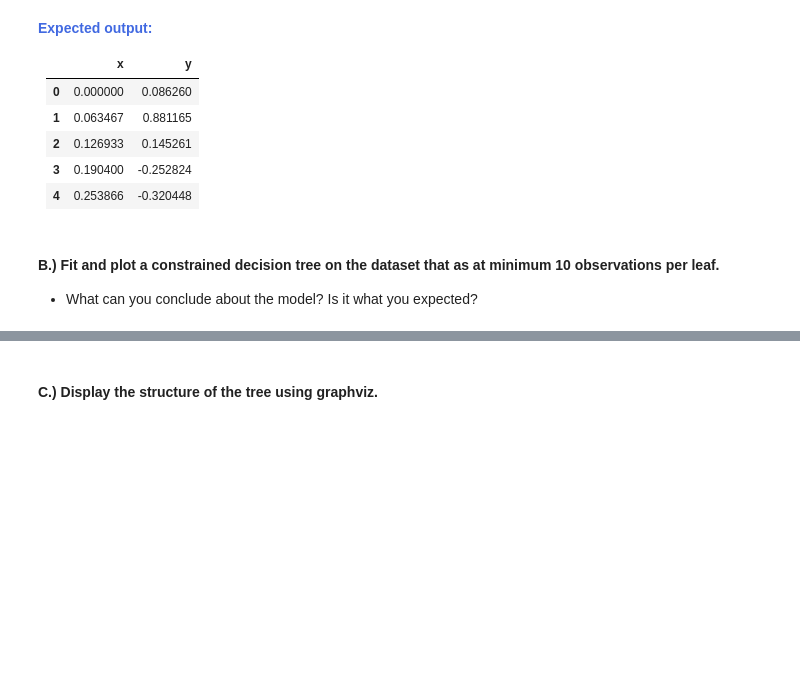
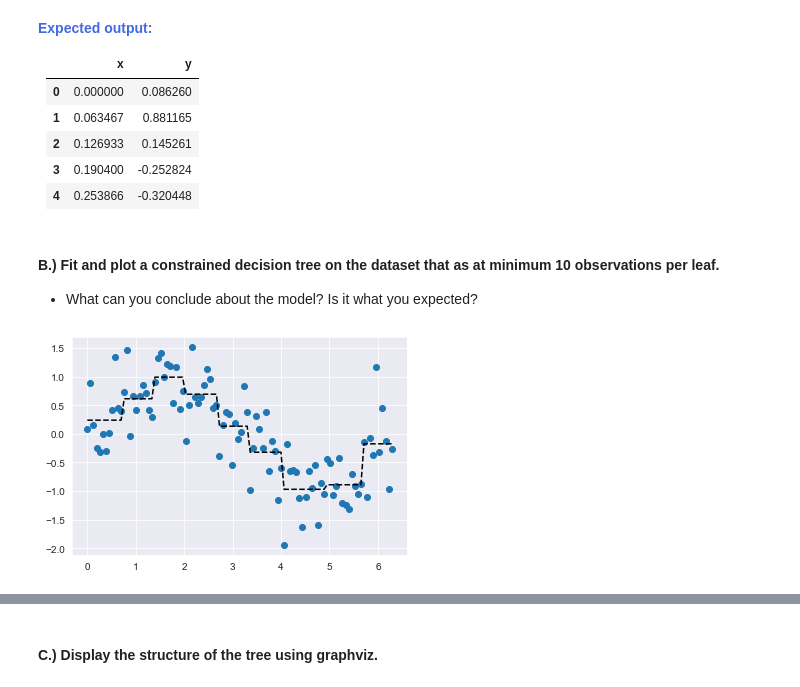
Before and after one commit to tundeiness/How_the_World_Works, a Jupyter notebook: 4 - Workbook - Complexity Overload.ipynb, the cells around one changed output, grey strips where cells are left out. Drawn from its saved outputs; the diff is of its cells as text; code cells hidden in the pictures; blank space fills up the shorter version.

```diff
--- a/4 - Workbook - Complexity Overload.ipynb
+++ b/4 - Workbook - Complexity Overload.ipynb
@@ -247,8 +247,31 @@ constrained_rf = fit_and_plot_model(df, RandomForestRegressor(min_samples_leaf=5
 Complete each of the following exercises.
 # %% [markdown]
 #### First, remember to import the relevant libraries and set the theme (if you haven't done so already).
+# %%
+import numpy as np
+import pandas as pd
+
+from matplotlib import pyplot as plt
+import seaborn as sns
+%matplotlib inline
+
+sns.set_style('darkgrid')
+
+from sklearn.tree import DecisionTreeRegressor
+from sklearn.ensemble import RandomForestRegressor
 # %% [markdown]
 #### Next, remember to copy over the <code>fit_and_plot_model()</code> helper function (if you haven't done so already).
+# %%
+def fit_and_plot_model(data_frame, model):
+    # split data frame into features & target
+    target = data_frame.y
+    features = data_frame.drop('y', axis=1)
+
+    model.fit(features, target)
+    plt.scatter(data_frame.x, data_frame.y)
+    plt.plot(data_frame.x, model.predict(features), 'k--')
+
+    return model
 # %% [markdown]
 #### Finally, check that you have the <code>plot_and_save_decision_tree()</code> helper function from the Coding Section.
 # %% [markdown]
@@ -257,3 +280,7 @@ Complete each of the following exercises.
 Before moving on, it's imperative that you've been following along the online Coding Section of this module. Those are core to each module and often contain **mission-critical code**, which means that the following modules REQUIRE you to have run that code.
 
 #### A.) Import <code>'simulated_data.csv'</code> and display the first 5 observations.
+# %%
+df_ck = pd.read_csv('simulated_data_csv')
+
+df_ck.head()
@@ -298,6 +332,10 @@ Before moving on, it's imperative that you've been following along the online Co
 # %% [markdown]
 #### B.) Fit and plot a constrained decision tree on the dataset that as at minimum 10 observations per leaf.
 * What can you conclude about the model? Is it what you expected?
+# %%
+tree_plot = fit_and_plot_model(df_ck, DecisionTreeRegressor(min_samples_leaf=10))
+# %% [output]
+[figure, added]
 # %% [markdown]
 <strong style="color:RoyalBlue">Expected output:</strong>
 
```
Also changed, not shown: parts of 23 cells of this notebook.
